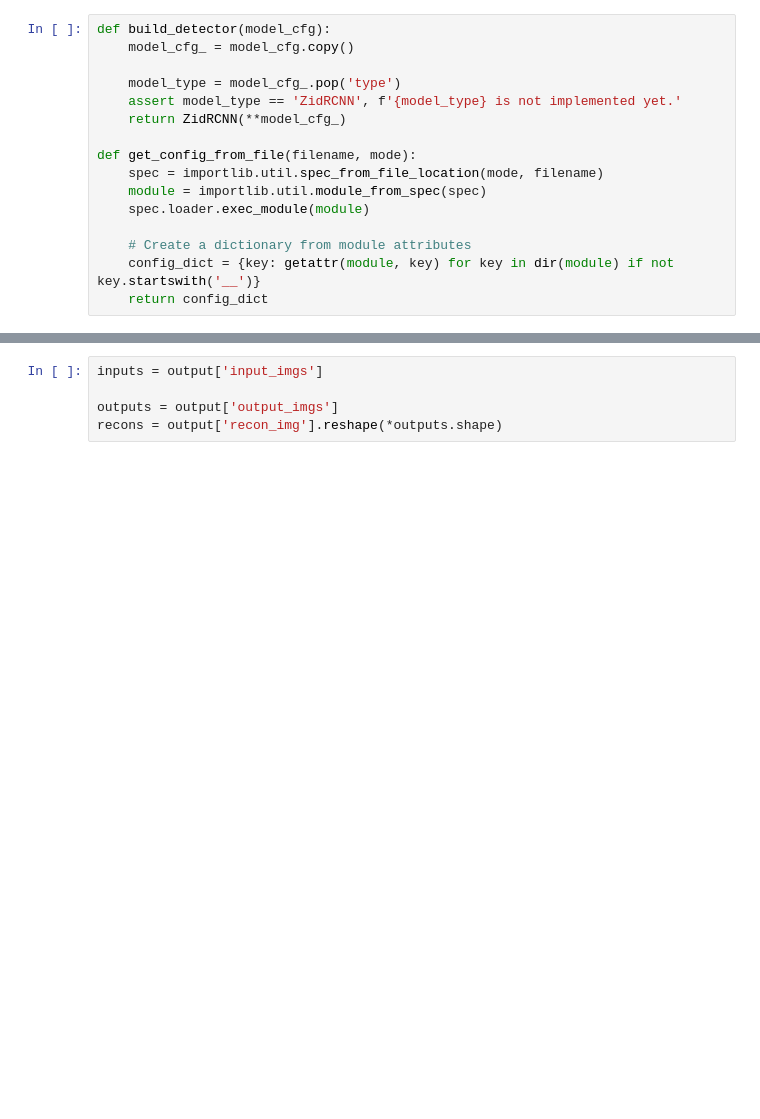
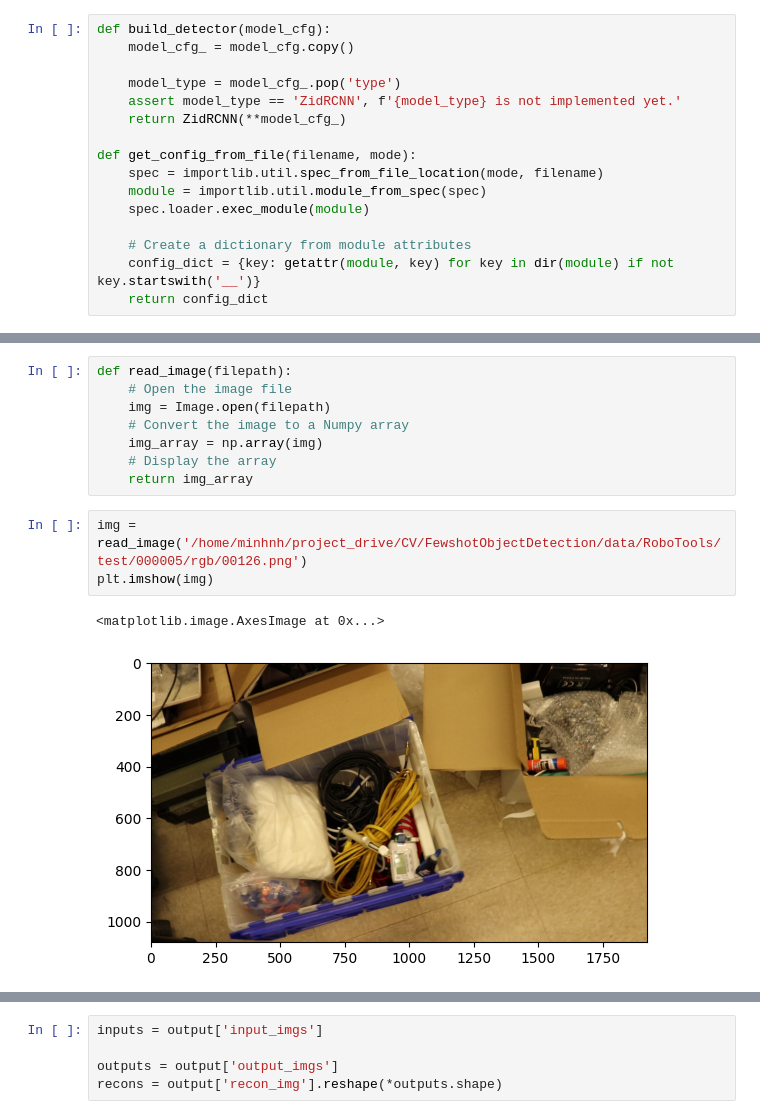
Before and after one commit to tungnthust/VoxDet-simplified, a Jupyter notebook: Untitled.ipynb, the cells around one changed output, grey strips where cells are left out. Cells and saved outputs as stored; diff of their text form; blank space fills up the shorter version.

```diff
--- a/Untitled.ipynb
+++ b/Untitled.ipynb
@@ -59,0 +188,14 @@ device = torch.device('cuda:0')
+# %%
+def read_image(filepath):
+    # Open the image file
+    img = Image.open(filepath)
+    # Convert the image to a Numpy array
+    img_array = np.array(img)
+    # Display the array
+    return img_array
+# %%
+img = read_image('/home/minhnh/project_drive/CV/FewshotObjectDetection/data/RoboTools/test/000005/rgb/00126.png')
+plt.imshow(img)
+# %% [output]
+<matplotlib.image.AxesImage at 0x...>
+[figure, added]
```
Also changed, not shown: parts of 48 cells of this notebook, 7 other files.
